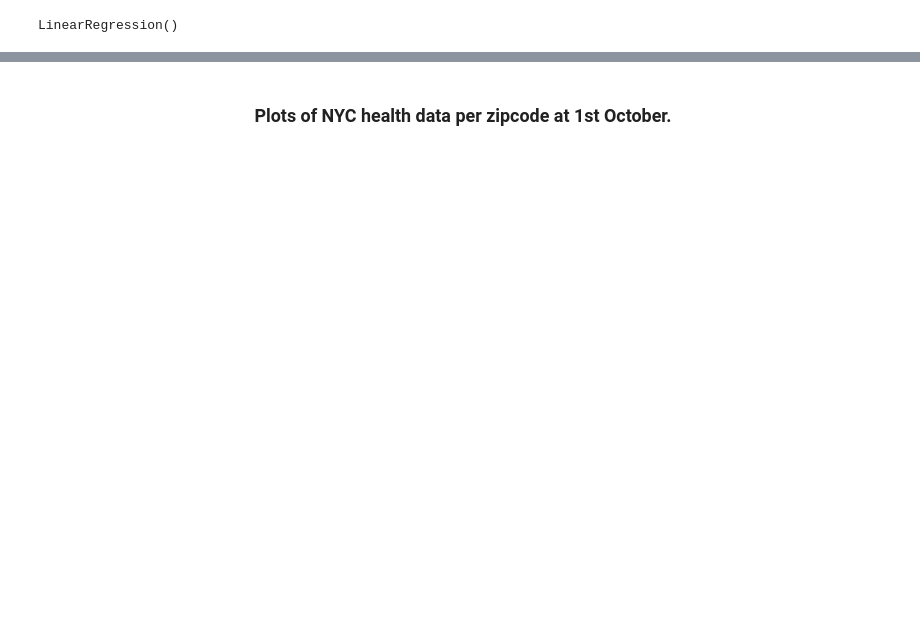
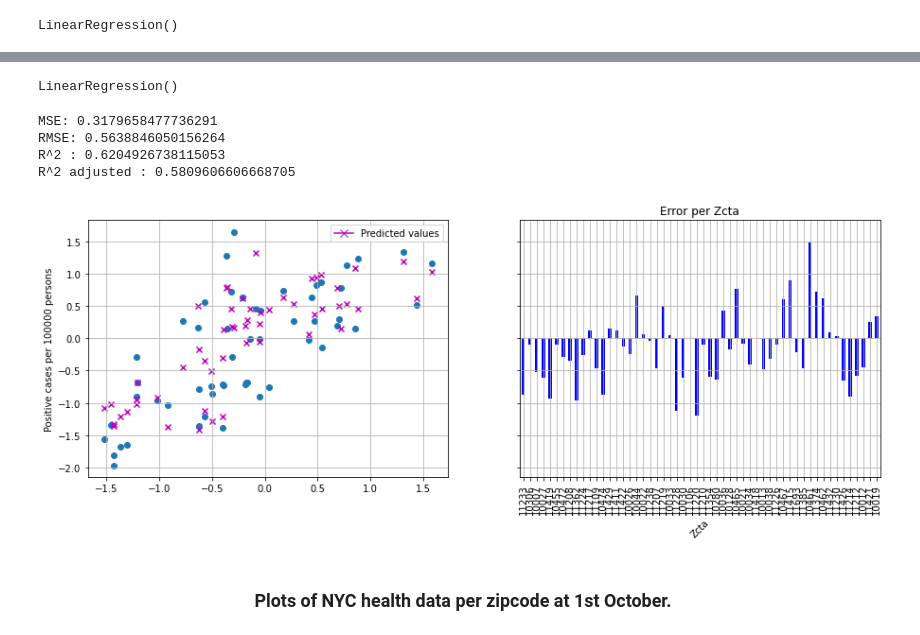
Before and after one commit to ClaudiaDeceglie/Thesis_NYC_covid19, a Jupyter notebook: Analysis on socio-demographic data from NYC gov, Census Bureau, NYC Health.ipynb, the cells around one changed output, grey strips where cells are left out. Cells and saved outputs as stored; diff of their text form; code cells hidden in the pictures; blank space fills up the shorter version.

```diff
--- a/Analysis on socio-demographic data from NYC gov, Census Bureau, NYC Health.ipynb
+++ b/Analysis on socio-demographic data from NYC gov, Census Bureau, NYC Health.ipynb
@@ -264,3 +320,80 @@ R^2 : 0.511549609255675
+# %%
+#dataframe standardized data of variables (pubtrans_bus_commute, essentialworker_drove, one_over_medincome, perc_not_insured, avg_hhold_size)
+
+pubtrans_commuters_st = preprocessing.scale(data_per_zcta['pubtrans_bus_commute'])
+workers_drove_st= preprocessing.scale(data_per_zcta['essentialworker_drove'])
+one_over_medincome_st = preprocessing.scale(data_per_zcta['one_over_medincome'])
+Perc_not_insured_st = preprocessing.scale(data_per_zcta['Perc of not insured'])
+avg_hholes_size_st= preprocessing.scale(data_per_zcta['avg_hhold_size'])
+pos_per_100000_st = preprocessing.scale(data_per_zcta['pos_per_100000'])
+
+data3_st = {'Zcta' : complete_data_per_zcta["zcta"],
+            'pubtrans_commuters' : pubtrans_commuters_st,
+            'workers_driving' : workers_drove_st,
+            'one_over_medincome' : one_over_medincome_st,
+            'Not insured perc' : Perc_not_insured_st,
+            'Avg households size' : avg_hholes_size_st,
+            'Positive cases per 100000' : pos_per_100000_st}
+
+df3 = pd.DataFrame(data3_st)
+
+#define randomly the trainset and dataset
+train3, test3 = train_test_split(df3, test_size=0.3)
+
+regr3 = linear_model.LinearRegression()
+
+X_train3 = train3[["pubtrans_commuters", "workers_driving", "one_over_medincome", "Not insured perc", "Avg households size"]]
+y_train3 = train3["Positive cases per 100000"]
+
+regr.fit(X_train3, y_train3)
+# %% [output]
+LinearRegression()
+# %%
+# Create the test features dataset (X_test) which will be used to make the predictions.
+X_test3 = test3[["pubtrans_commuters", "workers_driving", "one_over_medincome", "Not insured perc", "Avg households size"]].values
+y_test3 = test3["Positive cases per 100000"].values
+
+close_predictions3 = regr.predict(X_test3)
+# %%
+print("MSE:", mean_squared_error(y_test3,close_predictions3))
+print("RMSE:", np.sqrt(mean_squared_error(y_test3,close_predictions3)))
+
+n=len(y_test3) #sample size on which we're computing the R^2 value
+p=5 #number of indipendent variables used for the regression
+
+r_square3 =r2_score(y_test3,close_predictions3)
+r_square3_adj = 1 - (1-r_square3)*(n-1)/(n-p-1)
+print("R^2 :", r_square3)
+print("R^2 adjusted :", r_square3_adj)
+
+# Create a dataframe that output the zcta, the Actual and the predicted value
+
+df_output3 = pd.DataFrame({'Zcta': test3['Zcta'] ,'Actual': y_test3, 'Predicted': close_predictions3})
+df_output3.set_index('Zcta',inplace=True)
+
+fig,ax = plt.subplots(1, 2, figsize=(15, 5), sharey=True)
+ax[0].scatter(X_test3[:,0], y_test3)
+ax[0].scatter(X_test3[:,0], close_predictions3, color = 'm', marker='x')
+markers = mlines.Line2D([], [], color='m', marker='x', markersize=8, label='Predicted values')
+ax[0].legend(handles=[markers])
+ax[0].set_ylabel('Positive cases per 100000 persons')
+ax[0].grid()
+
+error_3 = df_output3['Actual'] - df_output3['Predicted']
+# Plot the error term between the actual and predicted values
+ax[1] = error_3.plot(kind='bar', color='blue')
+ax[1].set_xlabel('Zcta', rotation=45)
+ax[1].set_title('Error per Zcta')
+
+
+plt.grid()
+plt.show()
+# %% [output]
+MSE: 0.3179658477736291
+RMSE: 0.5638846050156264
+R^2 : 0.6204926738115053
+R^2 adjusted : 0.5809606606668705
+[figure, added]
 # %% [markdown]
 ### <center> Plots of NYC health data per zipcode at 1st October.
 # %%
```
Also changed, not shown: parts of 13 cells of this notebook.
